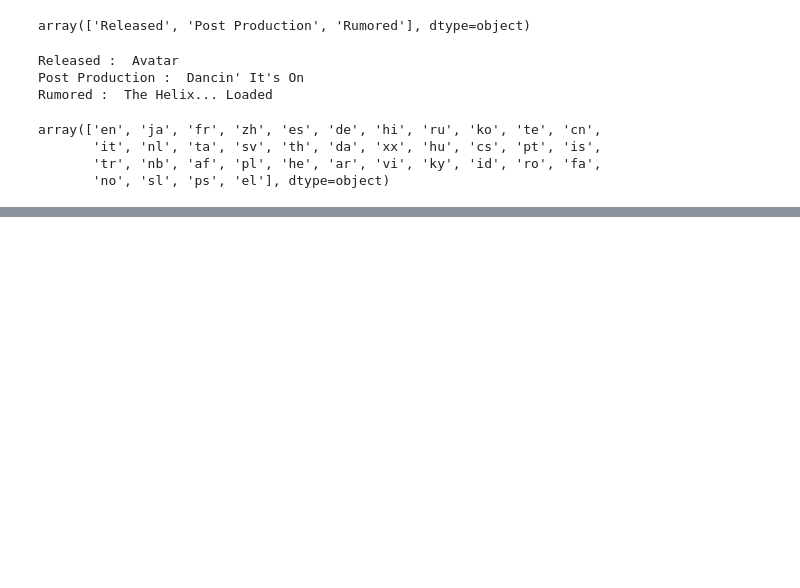
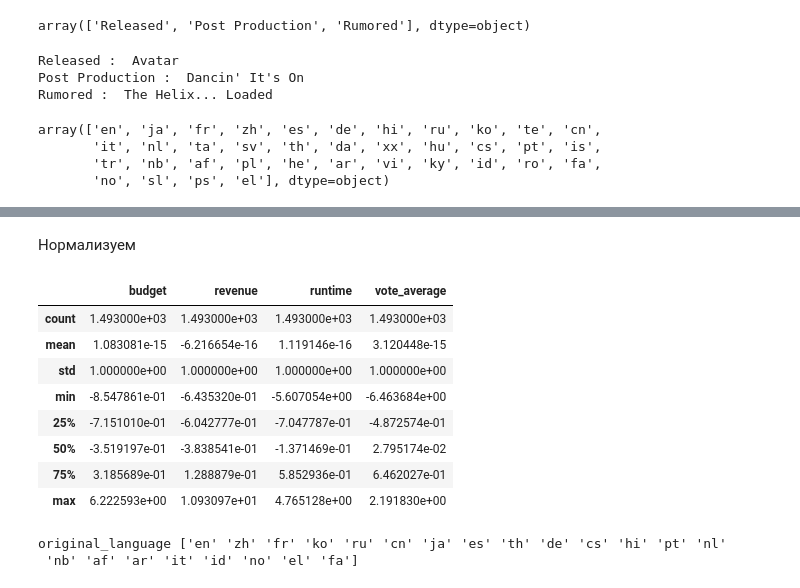
Before and after one commit to komarovn/ML-TMDB-Analysis, a Jupyter notebook: tmdb.ipynb, the cells around one changed output, grey strips where cells are left out. Saved outputs shown, nothing was run; the diff lists cells and outputs as text; code cells hidden in the pictures; blank space fills up the shorter version.

```diff
--- a/tmdb.ipynb
+++ b/tmdb.ipynb
@@ -278,0 +343,21 @@ array(['en', 'ja', 'fr', 'zh', 'es', 'de', 'hi', 'ru', 'ko', 'te', 'cn',
+# %% [markdown]
+Нормализуем
+# %%
+data_numerical = (data_numerical - data_numerical.mean(axis = 0))/data_numerical.std(axis = 0)
+data_numerical.describe()
+# %% [output]
+|  | budget | revenue | runtime | vote_average |
+| count | 1.493000e+03 | 1.493000e+03 | 1.493000e+03 | 1.493000e+03 |
+| mean | 1.083081e-15 | -6.216654e-16 | 1.119146e-16 | 3.120448e-15 |
+| std | 1.000000e+00 | 1.000000e+00 | 1.000000e+00 | 1.000000e+00 |
+| min | -8.547861e-01 | -6.435320e-01 | -5.607054e+00 | -6.463684e+00 |
+| 25% | -7.151010e-01 | -6.042777e-01 | -7.047787e-01 | -4.872574e-01 |
+| 50% | -3.519197e-01 | -3.838541e-01 | -1.371469e-01 | 2.795174e-02 |
+| 75% | 3.185689e-01 | 1.288879e-01 | 5.852936e-01 | 6.462027e-01 |
+| max | 6.222593e+00 | 1.093097e+01 | 4.765128e+00 | 2.191830e+00 |
+# %%
+for c in categorical_columns:
+    print(c, data_mod[c].unique())
+# %% [output]
+original_language ['en' 'zh' 'fr' 'ko' 'ru' 'cn' 'ja' 'es' 'th' 'de' 'cs' 'hi' 'pt' 'nl'
+ 'nb' 'af' 'ar' 'it' 'id' 'no' 'el' 'fa']
```
Also changed, not shown: parts of 30 cells of this notebook.
